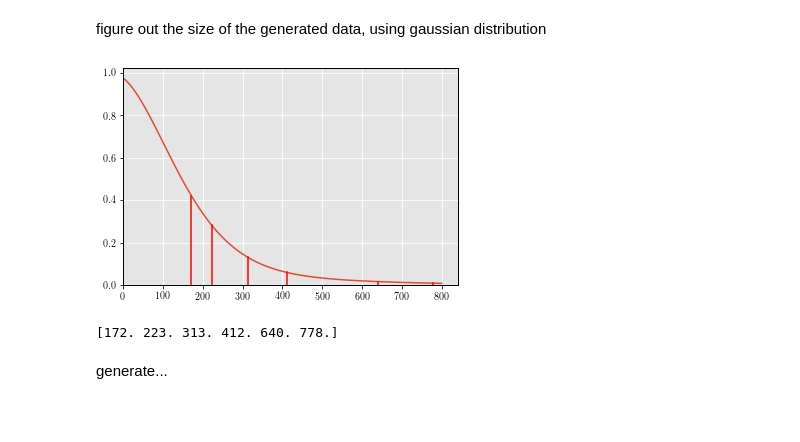
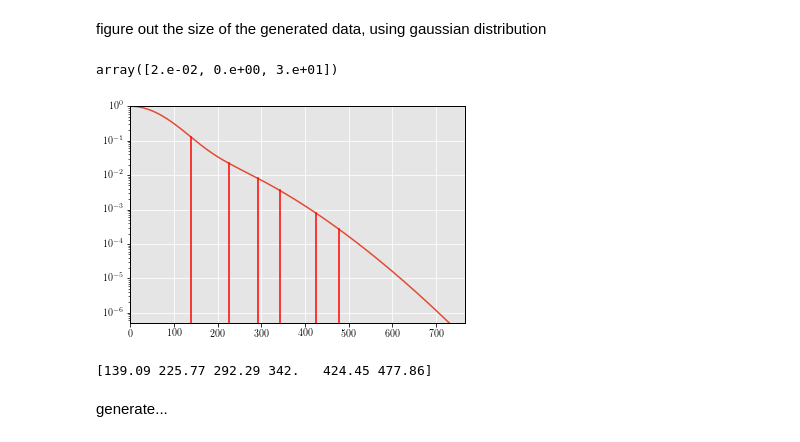
Before and after one commit to Alisyaifudin/Thesis-Project, a Jupyter notebook: 6_mcmc/1_mock/6.1.2 density.ipynb, the cells around one changed output. Cells and saved outputs as stored; diff of their text form; code cells hidden in the pictures; blank space fills up the shorter version.

```diff
--- a/6_mcmc/1_mock/6.1.2 density.ipynb
+++ b/6_mcmc/1_mock/6.1.2 density.ipynb
@@ -86,7 +88,7 @@ dz = 1.
 
 z = np.arange(z_start, z_end, dz)
 
-phi = Model.DM.potential(z, theta, dz)
+phi = Model.DM.potential(z, theta, psi, dz)
 
 plt.figure(figsize=(6, 4))
 plt.plot(z, phi)
@@ -261,32 +257,47 @@ plt.show()
 # different $z$, $N=5000$
 # %% [markdown]
 figure out the size of the generated data, using gaussian distribution
+# %%
+def frho(phi, rho0, sigmaz):
+    return rho0*np.exp(-phi/sigmaz**2)
+
+def rhob_tot(phi, rhos, sigmaz):
+    rho = np.array(list(map(lambda par: frho(phi, par[0], par[1]), zip(rhos, sigmaz))))
+    return rho.sum(axis=0)
+# %%
+theta
+# %% [output]
+array([2.e-02, 0.e+00, 3.e+01])
 # %%
-dz = 0.1
-z = np.arange(0, 800, dz)
-fz = Model.DM.fz(z, theta, dz)
-cum_fz = np.cumsum(fz)*dz
-cum_fz /= cum_fz[-1]
-alpha_level = [.7, 0.8, 0.9, 0.95, 0.99, 0.999]
-num = len(alpha_level)
+from scipy.interpolate import interp1d
+
+dz = 0.01
+z = np.arange(-zsun, 700, dz)
+phi = Model.DM.potential(z, theta, psi, dz)
+z_interp = interp1d(phi, z, kind="cubic")
+rhobz = rhob_tot(phi, rhob, sigmaz)
+
+ratio = [0.4, 0.6, 0.8, 1.0, 1.5, 2.0] # rhoDM/rhob
+num = len(ratio)
 zb = np.empty(num)
 args = np.empty(num, dtype=int)
-for i, alp in enumerate(alpha_level):
-    arg_z = np.argmin(np.abs(cum_fz - alp)).astype(int)
-    zbi= z[arg_z]
-    zb[i] = np.round(zbi)
-    args[i] = arg_z
-
-plt.plot(z, fz)
+for i, r in enumerate(ratio):
+    arg_i =np.argmin(np.abs(rhobz*r-rhoDM))
+    phi_b = phi[arg_i]
+    zb[i] = z_interp(phi_b) + zsun
+    args[i] = arg_i
+fz = Model.DM.fz(z, theta, psi, dz)
+plt.plot(z+zsun, fz)
 for i in range(num):
     plt.plot([zb[i], zb[i]], [0, fz[args[i]]], 'r')
 plt.xlim(0)
-plt.ylim(0)
+plt.ylim(fz.min())
+plt.yscale("log")
 plt.show()
 print(zb)
 # %% [output]
-[figure, old version]
+[figure, new version]
-[172. 223. 313. 412. 640. 778.]
+[139.09 225.77 292.29 342.   424.45 477.86]
 # %% [markdown]
 generate...
 # %%
```
Also changed, not shown: parts of 26 cells of this notebook, 32 other files.
